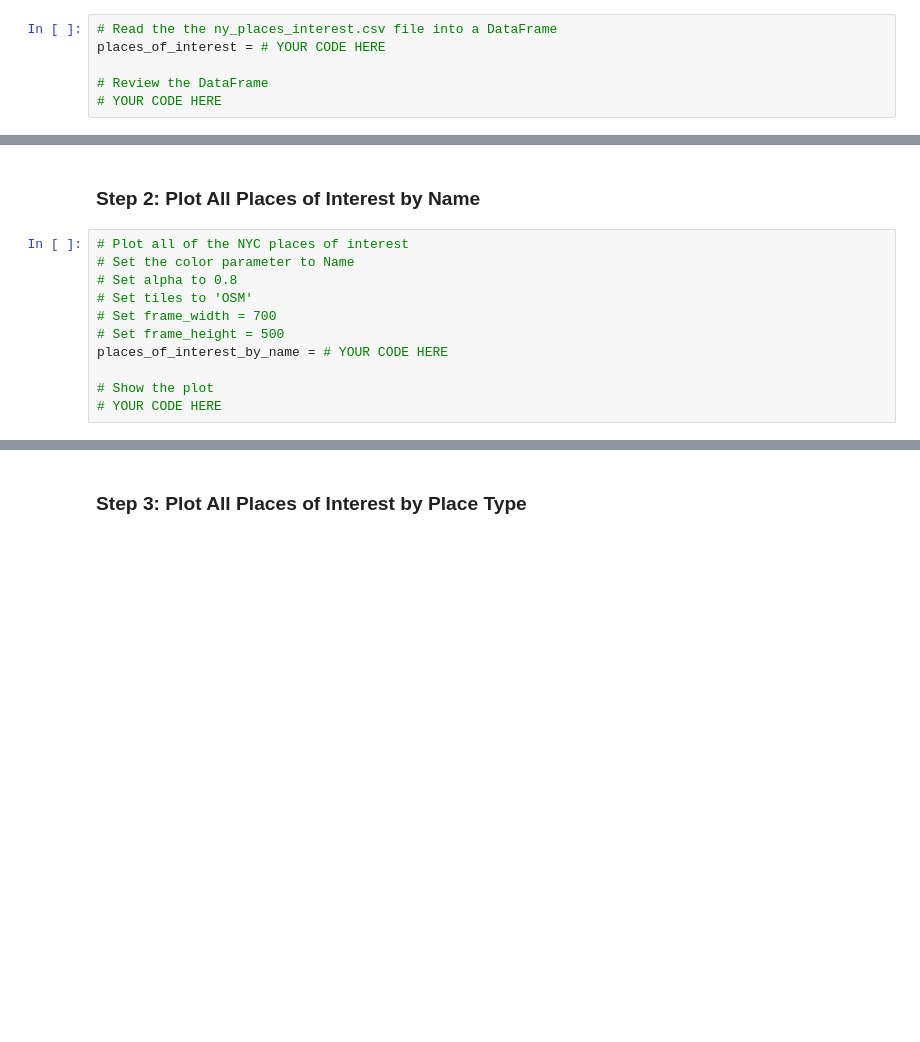
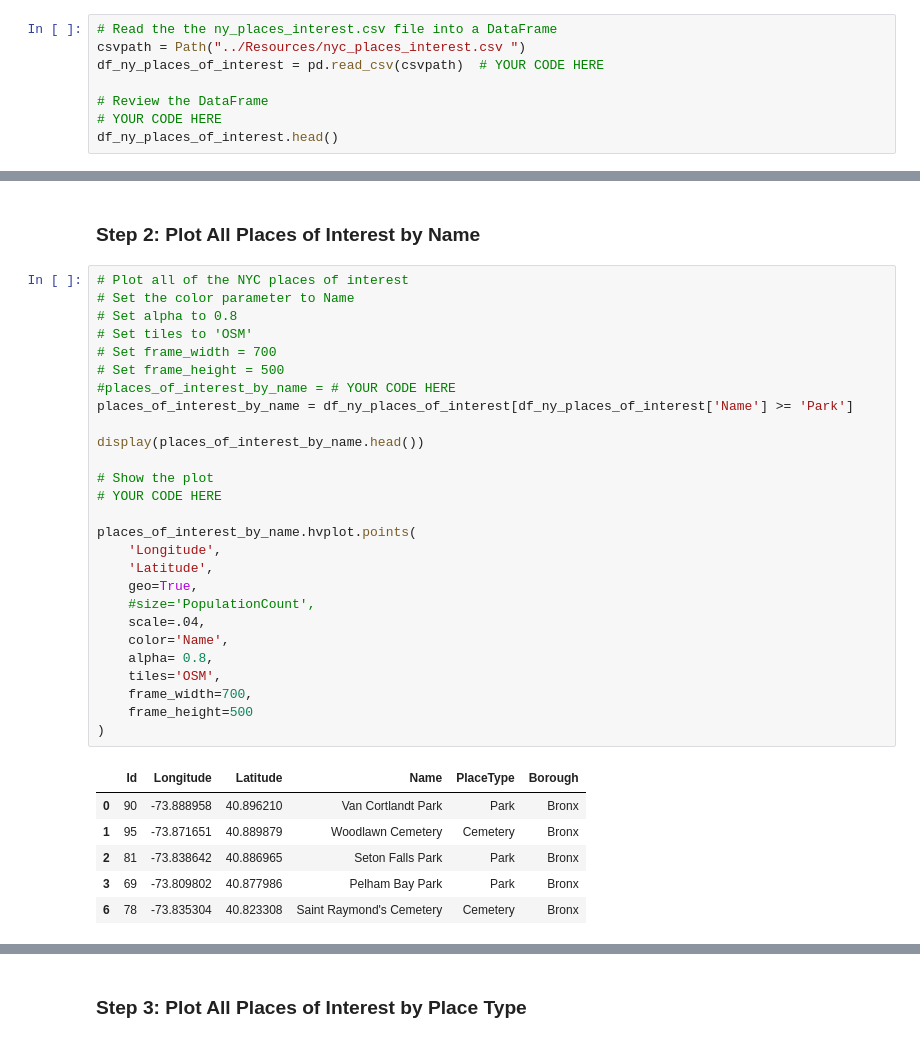
Before and after one commit to apakuki/FinTechBC-ClassActivity, a Jupyter notebook: 6.3/03-Stu_Mapping_Adventures/Unsolved/mapping_adventures.ipynb, the cells around one changed output, grey strips where cells are left out. Drawn from its saved outputs; the diff is of its cells as text; blank space fills up the shorter version.

```diff
--- a/6.3/03-Stu_Mapping_Adventures/Unsolved/mapping_adventures.ipynb
+++ b/6.3/03-Stu_Mapping_Adventures/Unsolved/mapping_adventures.ipynb
@@ -14,10 +14,12 @@ import hvplot.pandas
 ### Step 1: Read in the `nyc_places_interest.csv` file from the Resources folder into a Pandas DataFrame. Drop any rows that contain missing data or NaN values.
 # %%
 # Read the the ny_places_interest.csv file into a DataFrame
-places_of_interest = # YOUR CODE HERE
+csvpath = Path("../Resources/nyc_places_interest.csv ")
+df_ny_places_of_interest = pd.read_csv(csvpath)  # YOUR CODE HERE
 
 # Review the DataFrame
 # YOUR CODE HERE
+df_ny_places_of_interest.head()
 # %% [output]
 |  | Id | Longitude | Latitude | Name | PlaceType | Borough |
 | 0 | 90 | -73.888958 | 40.896210 | Van Cortlandt Park | Park | Bronx |
@@ -32,15 +50,37 @@ places_of_interest = # YOUR CODE HERE
 # %%
 # Plot all of the NYC places of interest
 # Set the color parameter to Name
 # Set alpha to 0.8
 # Set tiles to 'OSM'
 # Set frame_width = 700
 # Set frame_height = 500
-places_of_interest_by_name = # YOUR CODE HERE
+#places_of_interest_by_name = # YOUR CODE HERE
+places_of_interest_by_name = df_ny_places_of_interest[df_ny_places_of_interest['Name'] >= 'Park']
+
+display(places_of_interest_by_name.head())
 
 # Show the plot
 # YOUR CODE HERE
+
+places_of_interest_by_name.hvplot.points(
+    'Longitude',
+    'Latitude',
+    geo=True,
+    #size='PopulationCount',
+    scale=.04,
+    color='Name',
+    alpha= 0.8,
+    tiles='OSM',
+    frame_width=700,
+    frame_height=500
+)
 # %% [output]
+|  | Id | Longitude | Latitude | Name | PlaceType | Borough |
+| 0 | 90 | -73.888958 | 40.896210 | Van Cortlandt Park | Park | Bronx |
+| 1 | 95 | -73.871651 | 40.889879 | Woodlawn Cemetery | Cemetery | Bronx |
+| 2 | 81 | -73.838642 | 40.886965 | Seton Falls Park | Park | Bronx |
+| 3 | 69 | -73.809802 | 40.877986 | Pelham Bay Park | Park | Bronx |
+| 6 | 78 | -73.835304 | 40.823308 | Saint Raymond's Cemetery | Cemetery | Bronx |
 [interactive output not drawn]
 # %% [markdown]
 ### Step 3: Plot All Places of Interest by Place Type
```
Also changed, not shown: parts of 1 cell of this notebook, 1 other file.
